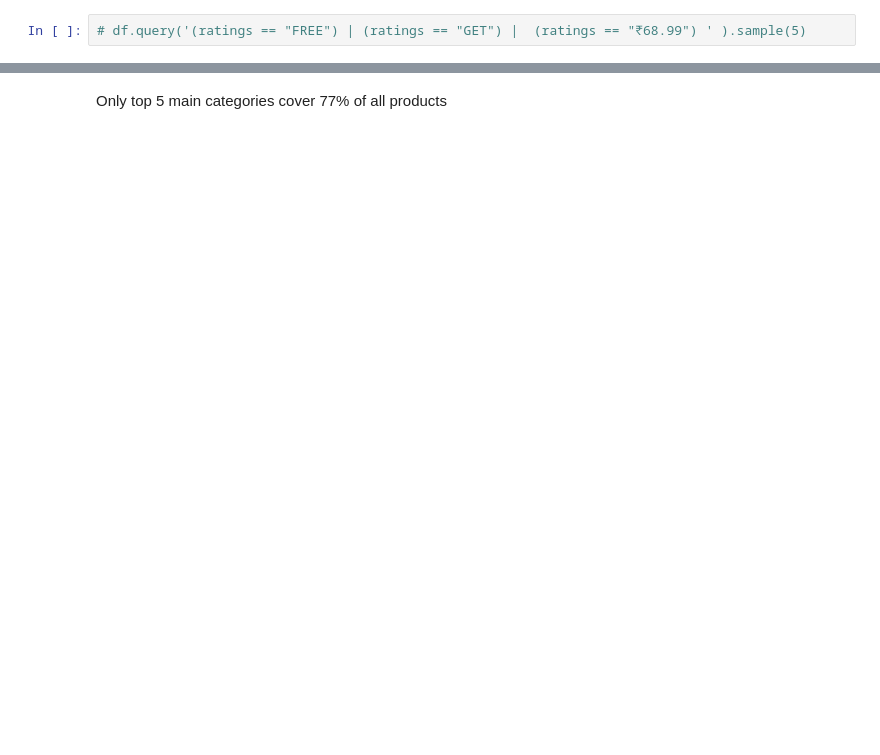
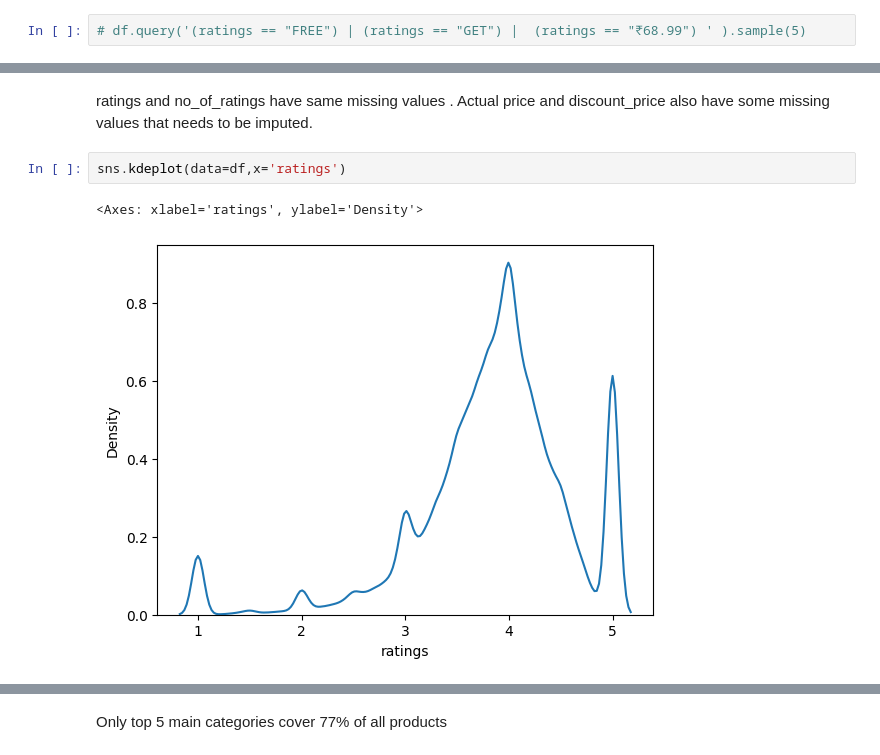
Before and after one commit to mozammilkarim/data-science-jobs-analysis, a Jupyter notebook: Amazon_sales.ipynb, the cells around one changed output, grey strips where cells are left out. Drawn from its saved outputs; the diff is of its cells as text; blank space fills up the shorter version.

```diff
--- a/Amazon_sales.ipynb
+++ b/Amazon_sales.ipynb
@@ -233,0 +333,7 @@ df.describe()
+# %% [markdown]
+ratings and no_of_ratings have same missing values . Actual price and discount_price also have some missing values that needs to be imputed.
+# %%
+sns.kdeplot(data=df,x='ratings')
+# %% [output]
+<Axes: xlabel='ratings', ylabel='Density'>
+[figure, added]
```
Also changed, not shown: parts of 60 cells of this notebook.
